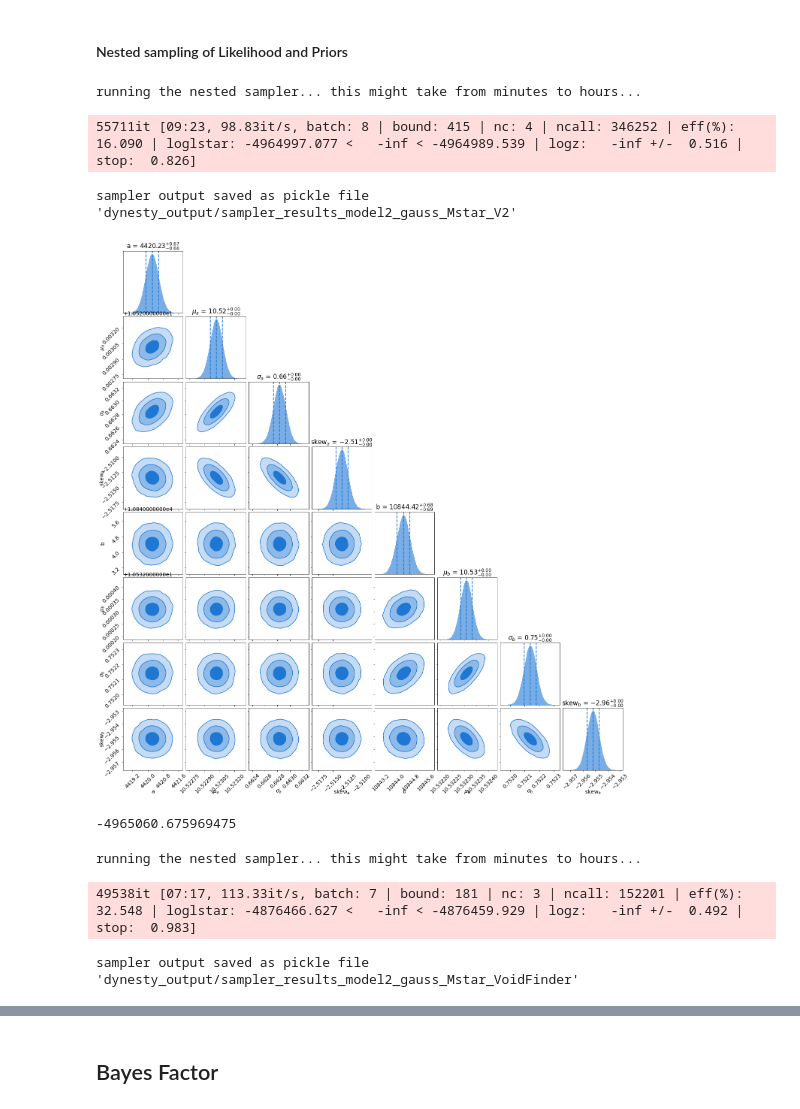
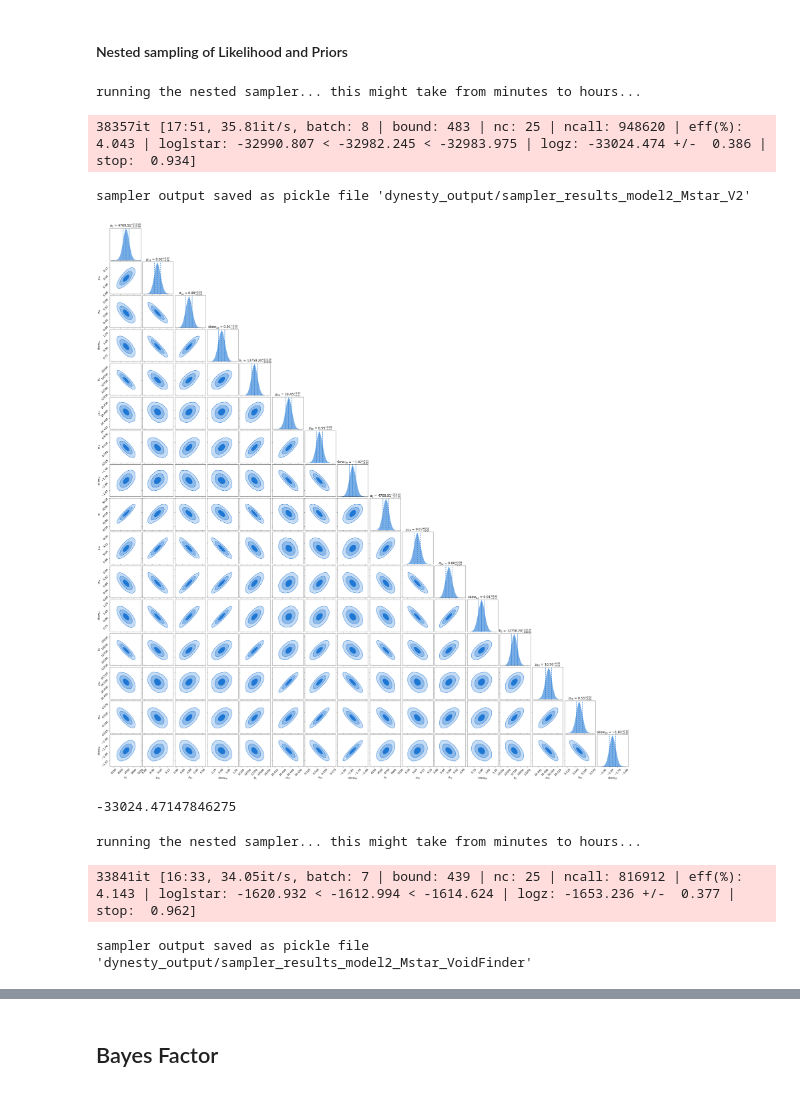
Before and after one commit to DESI-UR/Void_analysis, a Jupyter notebook: nb/Fatima_Zaidouni/Bayes_factors-Mstar.ipynb, the cells around one changed output, grey strips where cells are left out. Cells and saved outputs as stored; diff of their text form; code cells hidden in the pictures.

```diff
--- a/nb/Fatima_Zaidouni/Bayes_factors-Mstar.ipynb
+++ b/nb/Fatima_Zaidouni/Bayes_factors-Mstar.ipynb
@@ -100,6 +100,13 @@ Both one- and two-parent models
 # %%
 labels1_uni = ['s', 'a', r'$\mu$', r'$\sigma$', 'skew']
 labels2_uni = ['a', r'$\mu_a$', r'$\sigma_a$', 'skew$_a$', 'b', r'$\mu_b$', r'$\sigma_b$', 'skew$_b$']
+# %%
+labels1_bi = ['s', 'a', r'$\mu_a$', r'$\sigma_a$', 'skew$_a$',
+                    'b', r'$\mu_b$', r'$\sigma_b$', 'skew$_b$']
+labels2_bi = ['$a_1$', r'$\mu_{1a}$', r'$\sigma_{1a}$', 'skew$_{1a}$',
+               '$b_1$', r'$\mu_{1b}$', r'$\sigma_{1b}$', 'skew$_{1b}$',
+               '$a_2$', r'$\mu_{2a}$', r'$\sigma_{2a}$', 'skew$_{2a}$',
+               '$b_2$', r'$\mu_{2b}$', r'$\sigma_{2b}$', 'skew$_{2b}$']
 # %% [markdown]
 ## $M_*$
 
@@ -422,28 +516,31 @@ Model_2_sampler(prior_xform2_uni_V2,
                 Mstar_NSA[wall_v2],
                 Mstar_NSA[void_v2],
                 Mstar_bins,
-                1,
+                2,
                 '_Mstar_V2')
 # %% [output]
 running the nested sampler... this might take from minutes to hours...
-55711it [09:23, 98.83it/s, batch: 8 | bound: 415 | nc: 4 | ncall: 346252 | eff(%): 16.090 | loglstar: -4964997.077 <   -inf < -4964989.539 | logz:   -inf +/-  0.516 | stop:  0.826]
+38357it [17:51, 35.81it/s, batch: 8 | bound: 483 | nc: 25 | ncall: 948620 | eff(%):  4.043 | loglstar: -32990.807 < -32982.245 < -32983.975 | logz: -33024.474 +/-  0.386 | stop:  0.934]
-sampler output saved as pickle file 'dynesty_output/sampler_results_model2_gauss_Mstar_V2'
+sampler output saved as pickle file 'dynesty_output/sampler_results_model2_Mstar_V2'
 # %%
-temp_infile = open('dynesty_output/sampler_results_model2_gauss_Mstar_V2.pickle', 'rb')
+#temp_infile = open('dynesty_output/sampler_results_model2_gauss_Mstar_V2.pickle', 'rb')
+temp_infile = open('dynesty_output/sampler_results_model2_Mstar_V2.pickle', 'rb')
 dres2_V2_Mstar = pickle.load(temp_infile)
 temp_infile.close()
 # %%
 fig, axes = dyplot.cornerplot(dres2_V2_Mstar, smooth=0.03,
-                              labels=labels2_uni,
+                              labels=labels2_bi,
+                              #labels=labels2_uni,
                               show_titles=True,
                               quantiles_2d=[1-np.exp(-0.5*r**2) for r in [1, 2, 3]],
                               quantiles=[0.16, 0.5, 0.84],
-                              fig=plt.subplots(8, 8, figsize=(2.5*8, 2.6*8)),
+                              fig=plt.subplots(16, 16, figsize=(2.5*16, 2.6*16)),
+                              #fig=plt.subplots(8, 8, figsize=(2.5*8, 2.6*8)),
                               color='#1f77d4')
 # %% [output]
-[figure, old version]
+[figure, new version]
 # %%
 lnzM2_V2_Mstar = dres2_V2_Mstar.logz[-1]
 lnzM2_V2_Mstar
 # %% [output]
--4965060.675969475
+-33024.47147846275
@@ -484,10 +600,10 @@ Model_2_sampler(prior_xform2_uni_VF,
                 Mstar_NSA[wall_vf],
                 Mstar_NSA[void_vf],
                 Mstar_bins,
-                1,
+                2,
                 '_Mstar_VoidFinder')
 # %% [output]
 running the nested sampler... this might take from minutes to hours...
-49538it [07:17, 113.33it/s, batch: 7 | bound: 181 | nc: 3 | ncall: 152201 | eff(%): 32.548 | loglstar: -4876466.627 <   -inf < -4876459.929 | logz:   -inf +/-  0.492 | stop:  0.983]
+33841it [16:33, 34.05it/s, batch: 7 | bound: 439 | nc: 25 | ncall: 816912 | eff(%):  4.143 | loglstar: -1620.932 < -1612.994 < -1614.624 | logz: -1653.236 +/-  0.377 | stop:  0.962]
-sampler output saved as pickle file 'dynesty_output/sampler_results_model2_gauss_Mstar_VoidFinder'
+sampler output saved as pickle file 'dynesty_output/sampler_results_model2_Mstar_VoidFinder'
 # %%
```
Also changed, not shown: parts of 27 cells of this notebook.
